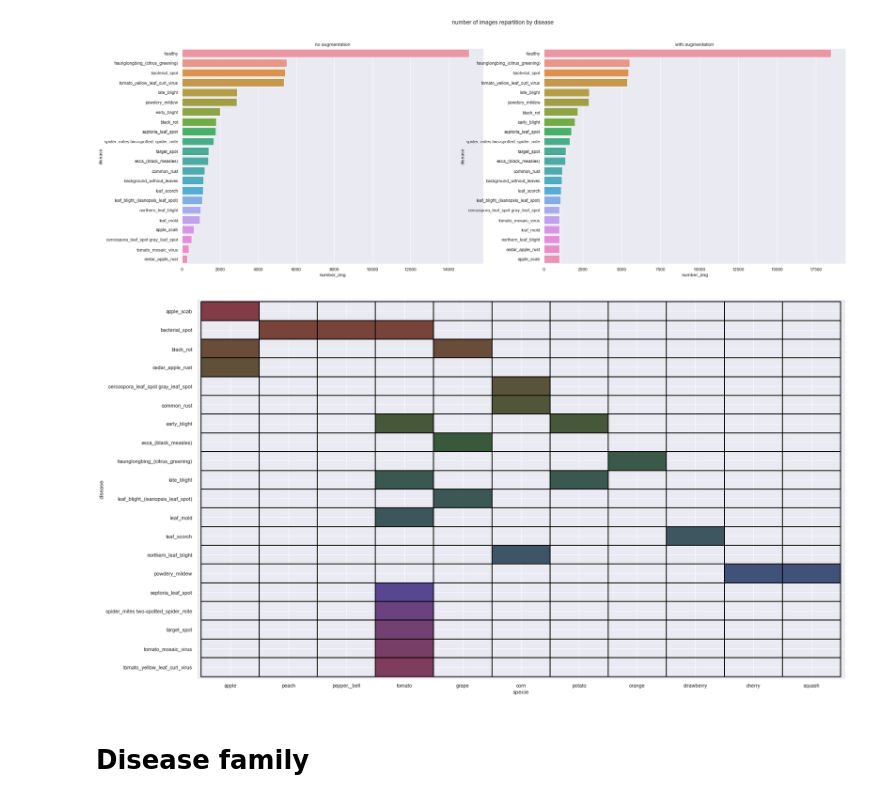
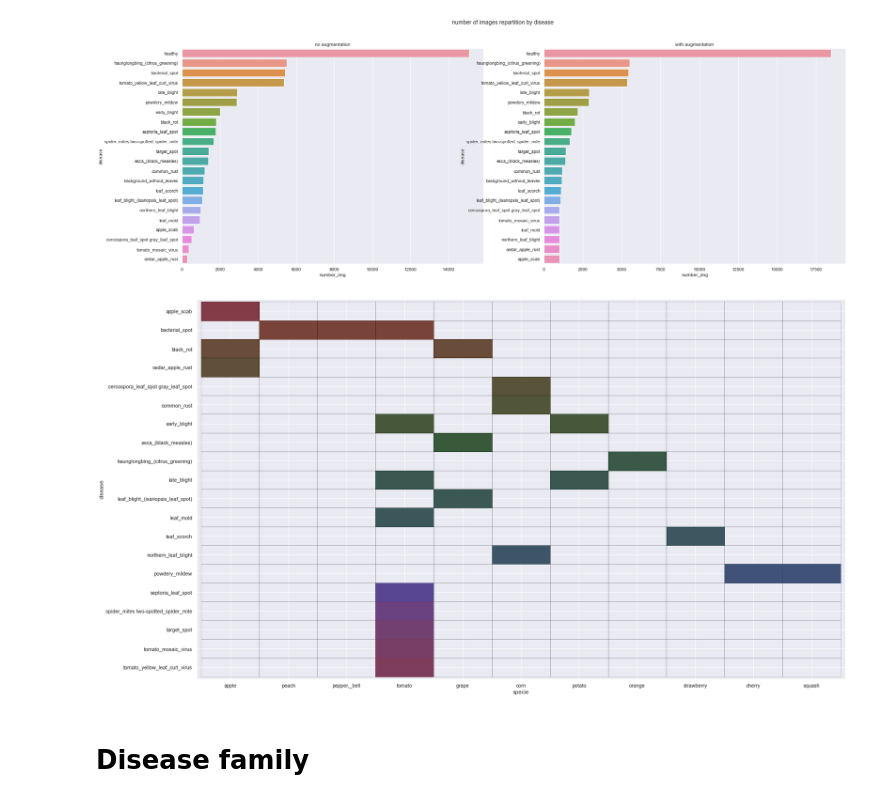
Before and after one commit to owalid/leaf-valley, a Jupyter notebook: data_viz/directory_viz.ipynb, the cells around one changed output. Drawn from its saved outputs; the diff is of its cells as text; code cells hidden in the pictures.

Commit message:
add repartition on disease and folders

```diff
--- a/data_viz/directory_viz.ipynb
+++ b/data_viz/directory_viz.ipynb
@@ -84,14 +253,14 @@ Text(0.5, 1.0, 'with augmentation')
 # %%
 df_no_augmentation_groupby_disease = df_no_augmentation.groupby(by=['disease', 'specie']).sum()
 df_no_augmentation_groupby_disease.reset_index(inplace=True)
 df_no_augmentation_groupby_disease = df_no_augmentation_groupby_disease[~df_no_augmentation_groupby_disease['healthy']]
 df_no_augmentation_groupby_disease = df_no_augmentation_groupby_disease[df_no_augmentation_groupby_disease['disease'] != 'background_without_leaves']
 
 plt.subplots_adjust(top=1.5)
-ax = sns.histplot(y="disease", x='specie', hue="disease", data=df_no_augmentation_groupby_disease, legend=False, edgecolor='black', linewidth=0.1)
+ax = sns.histplot(y="disease", x='specie', hue="disease", data=df_no_augmentation_groupby_disease, legend=False, edgecolor="#02080602", linewidth=1)
 ax.margins(x=0.007, y=0.007)
 # %% [output]
-[figure, old version]
+[figure, new version]
 # %% [markdown]
 # Disease family
 # %%
```
Also changed, not shown: parts of 10 cells of this notebook.
